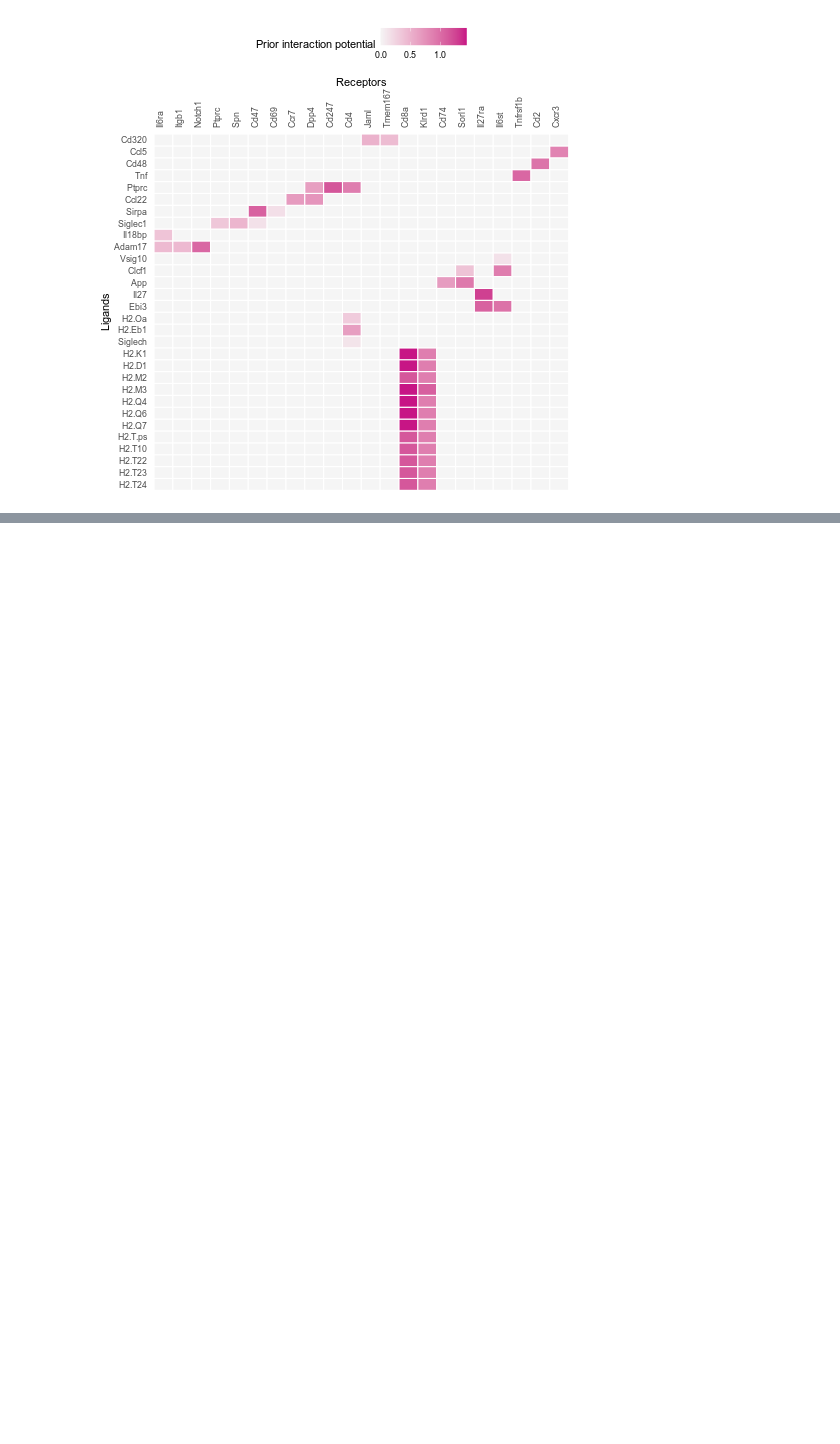
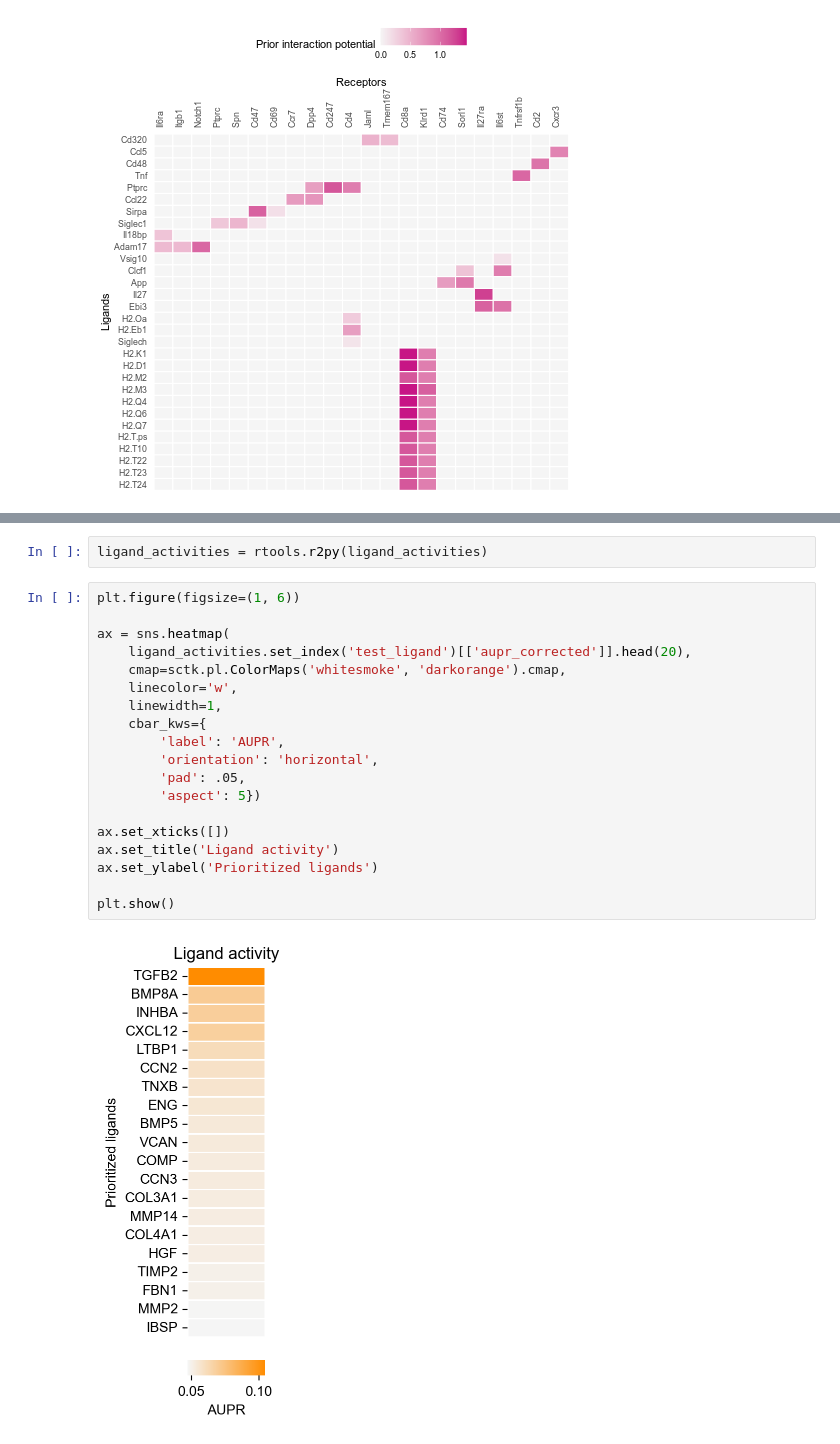
Before and after one commit to WeipengMO/sctk-tutorials, a Jupyter notebook: tools/nichenet.ipynb, the cells around one changed output, grey strips where cells are left out. Drawn from its saved outputs; the diff is of its cells as text; blank space fills up the shorter version.

```diff
--- a/tools/nichenet.ipynb
+++ b/tools/nichenet.ipynb
@@ -271,0 +412,23 @@ nichenet_output_r$ligand_receptor_heatmap
+# %%
+ligand_activities = rtools.r2py(ligand_activities)
+# %%
+plt.figure(figsize=(1, 6))
+
+ax = sns.heatmap(
+    ligand_activities.set_index('test_ligand')[['aupr_corrected']].head(20),
+    cmap=sctk.pl.ColorMaps('whitesmoke', 'darkorange').cmap,
+    linecolor='w',
+    linewidth=1,
+    cbar_kws={
+        'label': 'AUPR',
+        'orientation': 'horizontal',
+        'pad': .05,
+        'aspect': 5})
+
+ax.set_xticks([])
+ax.set_title('Ligand activity')
+ax.set_ylabel('Prioritized ligands')
+
+plt.show()
+# %% [output]
+[figure, added]
```
Also changed, not shown: parts of 28 cells of this notebook.
